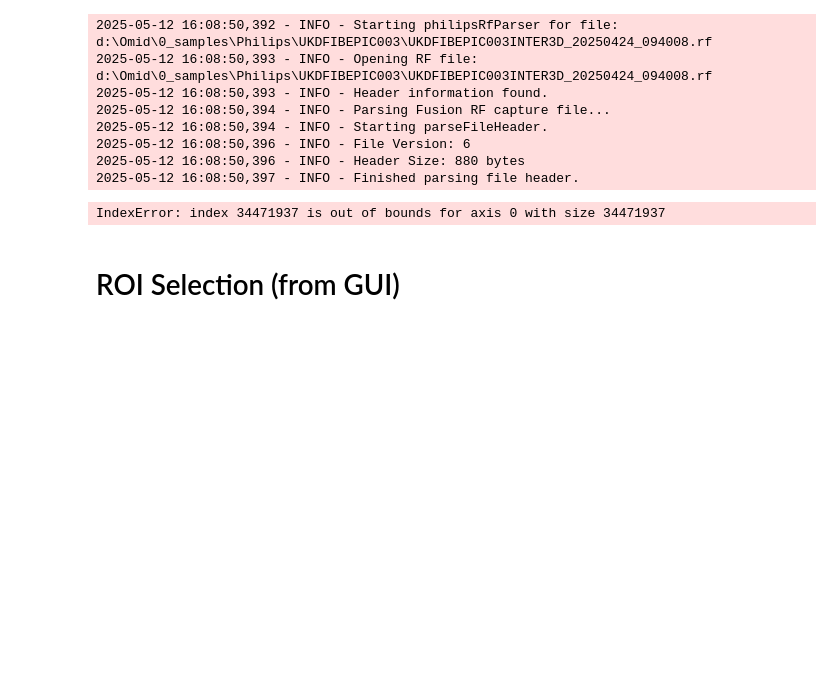
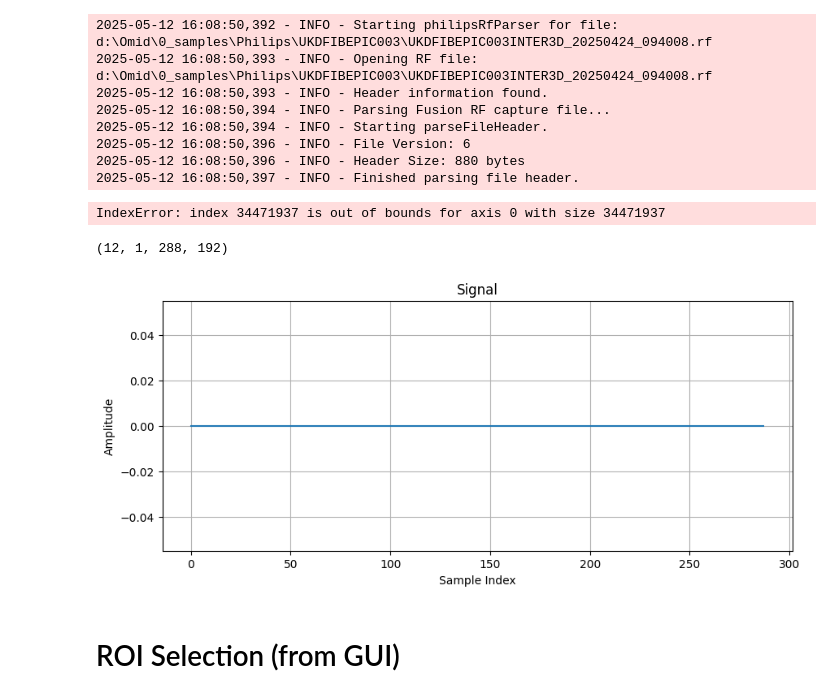
Before and after one commit to TUL-Dev/PyQuantUS, a Jupyter notebook: CLI-Demos/scPhilipsUtc.ipynb, the cells around one changed output. Cells and saved outputs as stored; diff of their text form; code cells hidden in the pictures; blank space fills up the shorter version.

```diff
--- a/CLI-Demos/scPhilipsUtc.ipynb
+++ b/CLI-Demos/scPhilipsUtc.ipynb
@@ -54,6 +55,28 @@ imgShape = philipsRfParser(imagePath)
 IndexError: index 34471937 is out of bounds for axis 0 with size 34471937
 # %%
 imgDataStruct, imgInfoStruct, refDataStruct, refInfoStruct = philips2dRfMatParser(destImgFilePath, destPhantomFilePath, frame=0)
+# %%
+import numpy as np
+import matplotlib.pyplot as plt
+
+# Replace 'your_signal_file.npy' with the path to your .npy file
+signal = np.load(r'D:\Omid\0_samples\Philips\David\sample_npy\rf_data_all_fund.npy')
+
+# print shape
+print(signal.shape)
+
+signal_1d = signal[0, 0, :, 0]
+
+plt.figure(figsize=(10, 4))
+plt.plot(signal_1d)
+plt.title('Signal')
+plt.xlabel('Sample Index')
+plt.ylabel('Amplitude')
+plt.grid(True)
+plt.show()
+# %% [output]
+(12, 1, 288, 192)
+[figure, added]
 # %% [markdown]
 # ROI Selection (from GUI)
 # %%
```
Also changed, not shown: parts of 2 cells of this notebook, 1 other file.
